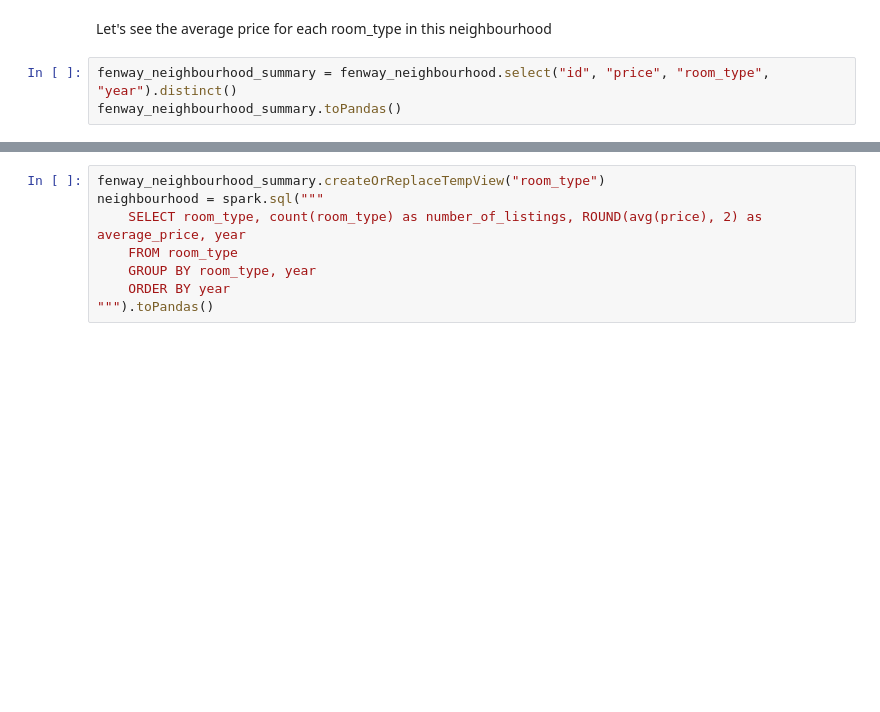
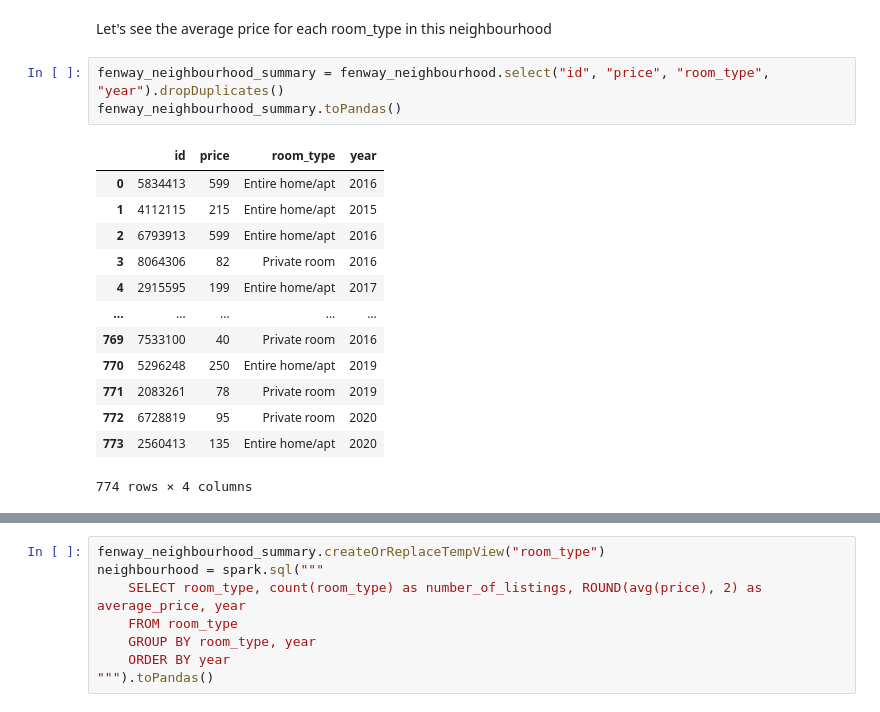
Before and after one commit to aditya-prasad-projects/Airbnb, a Jupyter notebook: Boston_Airbnb_Analysis.ipynb, the cells around one changed output, grey strips where cells are left out. Drawn from its saved outputs; the diff is of its cells as text; blank space fills up the shorter version.

```diff
--- a/Boston_Airbnb_Analysis.ipynb
+++ b/Boston_Airbnb_Analysis.ipynb
@@ -391,6 +433,20 @@ fig.show()
 # %% [markdown]
 Let's see the average price for each room_type in this neighbourhood
 # %%
-fenway_neighbourhood_summary = fenway_neighbourhood.select("id", "price", "room_type", "year").distinct()
+fenway_neighbourhood_summary = fenway_neighbourhood.select("id", "price", "room_type", "year").dropDuplicates()
 fenway_neighbourhood_summary.toPandas()
+# %% [output]
+|  | id | price | room_type | year |
+| 0 | 5834413 | 599 | Entire home/apt | 2016 |
+| 1 | 4112115 | 215 | Entire home/apt | 2015 |
+| 2 | 6793913 | 599 | Entire home/apt | 2016 |
+| 3 | 8064306 | 82 | Private room | 2016 |
+| 4 | 2915595 | 199 | Entire home/apt | 2017 |
+| ... | ... | ... | ... | ... |
+| 769 | 7533100 | 40 | Private room | 2016 |
+| 770 | 5296248 | 250 | Entire home/apt | 2019 |
+| 771 | 2083261 | 78 | Private room | 2019 |
+| 772 | 6728819 | 95 | Private room | 2020 |
+| 773 | 2560413 | 135 | Entire home/apt | 2020 |
+774 rows × 4 columns
 # %%
```
Also changed, not shown: parts of 9 cells of this notebook, 1 other file.
